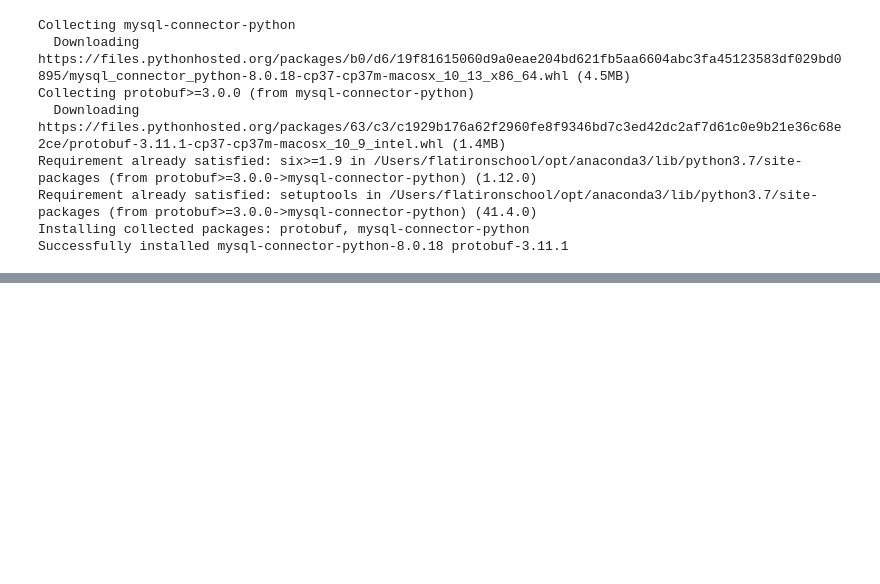
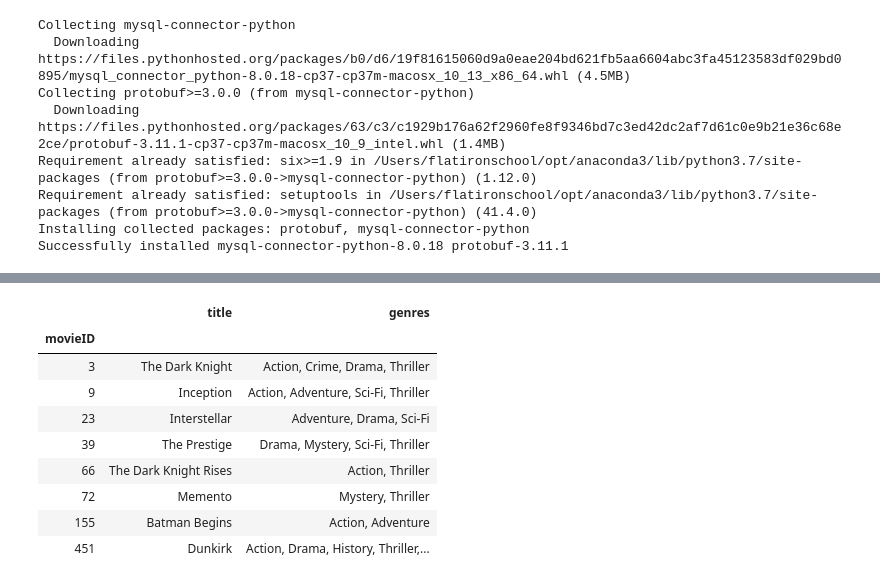
Before and after one commit to Wetpaint3/movie_project, a Jupyter notebook: movie-project wip.ipynb, the cells around one changed output, grey strips where cells are left out. Cells and saved outputs as stored; diff of their text form; code cells hidden in the pictures; blank space fills up the shorter version.

```diff
--- a/movie-project wip.ipynb
+++ b/movie-project wip.ipynb
@@ -357,0 +374,13 @@ director_rating
+# %%
+(df[df['director'] == "Christopher Nolan"])[['title', 'genres']]
+# %% [output]
+|  | title | genres |
+| movieID |  |  |
+| 3 | The Dark Knight | Action, Crime, Drama, Thriller |
+| 9 | Inception | Action, Adventure, Sci-Fi, Thriller |
+| 23 | Interstellar | Adventure, Drama, Sci-Fi |
+| 39 | The Prestige | Drama, Mystery, Sci-Fi, Thriller |
+| 66 | The Dark Knight Rises | Action, Thriller |
+| 72 | Memento | Mystery, Thriller |
+| 155 | Batman Begins | Action, Adventure |
+| 451 | Dunkirk | Action, Drama, History, Thriller,... |
```
Also changed, not shown: parts of 7 cells of this notebook.
